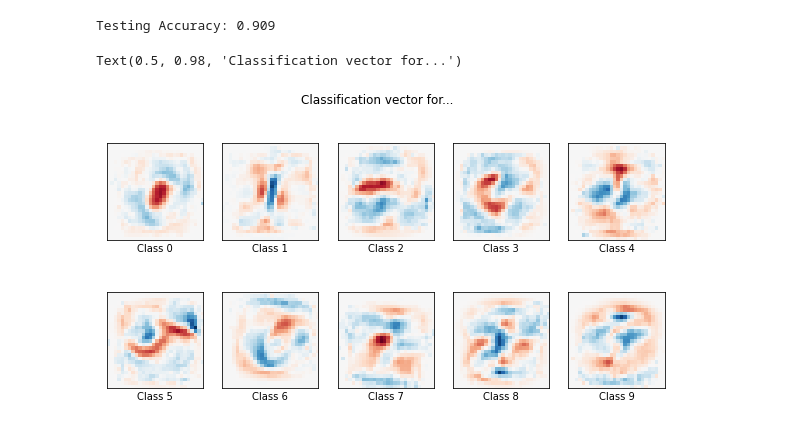
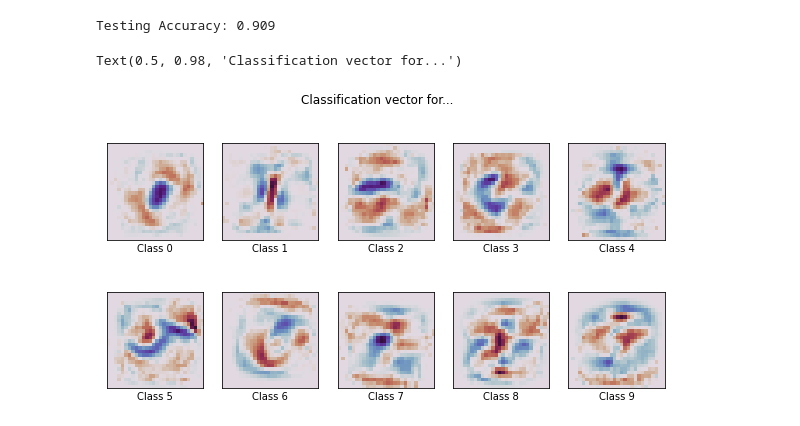
Before and after one commit to jacobdwatters/Machine-Learning-Basics, a Jupyter notebook: logistic_regression/02_logistic_regression_sklearn.ipynb, the cells around one changed output. Drawn from its saved outputs; the diff is of its cells as text; code cells hidden in the pictures.

```diff
--- a/logistic_regression/02_logistic_regression_sklearn.ipynb
+++ b/logistic_regression/02_logistic_regression_sklearn.ipynb
@@ -178,20 +178,19 @@ Testing Accuracy: 0.909
 # %%
 coef = log_reg.coef_.copy()
 plt.figure(figsize=(10, 5))
 scale = np.abs(coef).max()
 for i in range(10):
     l1_plot = plt.subplot(2, 5, i + 1)
     l1_plot.imshow(
         coef[i].reshape(28, 28),
-        interpolation="nearest",
-        cmap=plt.cm.RdBu,
+        cmap=plt.cm.twilight_shifted,
         vmin=-scale,
         vmax=scale,
     )
     l1_plot.set_xticks(())
     l1_plot.set_yticks(())
     l1_plot.set_xlabel("Class %i" % i)
 plt.suptitle("Classification vector for...")
 # %% [output]
 Text(0.5, 0.98, 'Classification vector for...')
-[figure, old version]
+[figure, new version]
```
